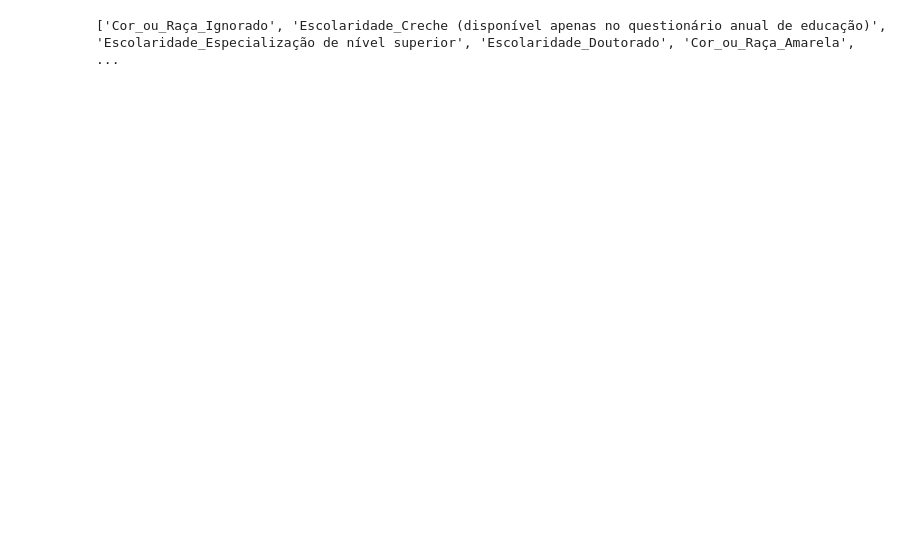
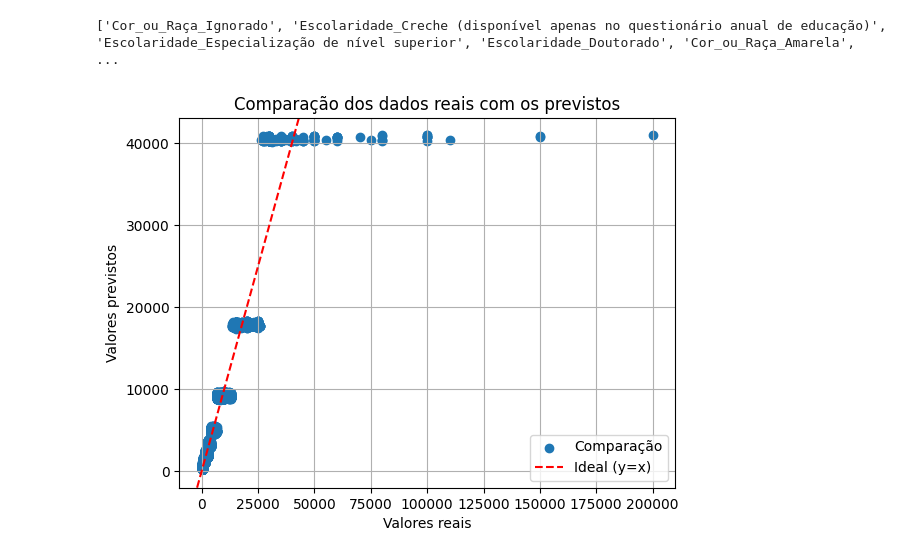
Before and after one commit to jlbrasileiro/Projeto-3---Ci-ncia-dos-Dados---2024.2, a Jupyter notebook: compilando_projetos.ipynb, the cells around one changed output. Drawn from its saved outputs; the diff is of its cells as text; code cells hidden in the pictures; blank space fills up the shorter version.

```diff
--- a/compilando_projetos.ipynb
+++ b/compilando_projetos.ipynb
@@ -284,3 +284,17 @@ strong multicollinearity problems or that the design matrix is singular.
 print(removidos_modelo)
 # %% [output]
 ['Cor_ou_Raça_Ignorado', 'Escolaridade_Creche (disponível apenas no questionário anual de educação)', 'Escolaridade_Especialização de nível superior', 'Escolaridade_Doutorado', 'Cor_ou_Raça_Amarela',  ...
+# %%
+modelo_ols_teste = sm.OLS(y_test, x_test).fit()
+# %%
+y_teste_previsto = modelo_ols_teste.predict(x_test)
+# %%
+plt.scatter(y_test, y_teste_previsto, label='Comparação');
+plt.axline([0, 0], [1, 1], color="red", linestyle="--", label="Ideal (y=x)")
+plt.legend()
+plt.title("Comparação dos dados reais com os previstos")
+plt.xlabel("Valores reais")
+plt.ylabel("Valores previstos")
+plt.grid()
+# %% [output]
+[figure, added]
```
Also changed, not shown: parts of 2 cells of this notebook.
